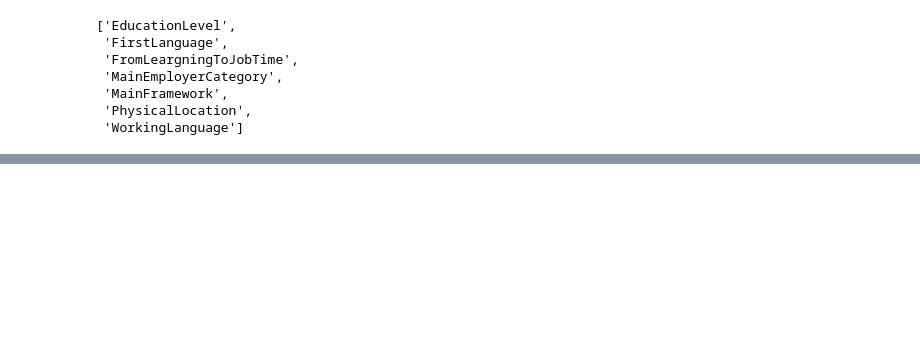
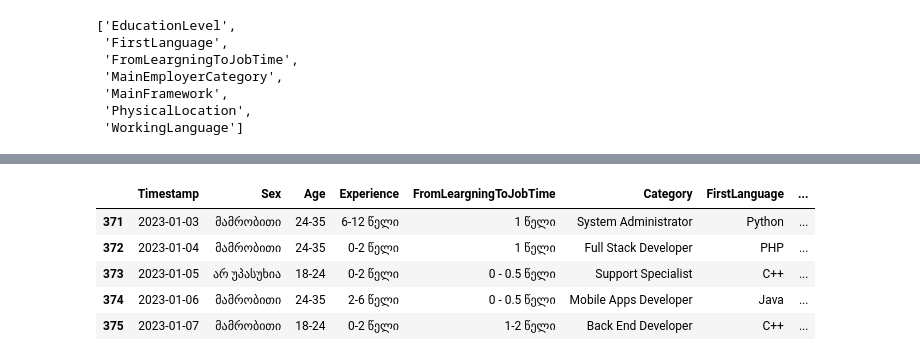
Before and after one commit to DatoKochla18/TechSurvey, a Jupyter notebook: TechDataSurvey.ipynb, the cells around one changed output, grey strips where cells are left out. Drawn from its saved outputs; the diff is of its cells as text; code cells hidden in the pictures; blank space fills up the shorter version.

```diff
--- a/TechDataSurvey.ipynb
+++ b/TechDataSurvey.ipynb
@@ -203,0 +118,15 @@ data_2018
+# %%
+data_2018= data_2018[needed_columns]
+data_2019= data_2019[needed_columns]
+data_2020= data_2020[needed_columns]
+data_2021= data_2021[needed_columns]
+data_2022= data_2022[needed_columns]
+# %%
+list_of_objects=[data_2018,data_2019,data_2020,data_2021,data_2022]
+# %%
+data = pd.DataFrame()
+
+for table in list_of_objects:
+  data = data.append(table)
+
+data.shape
@@ -203,0 +213,2 @@ data_2018
+# %%
+data['Timestamp'] = pd.to_datetime(pd.to_datetime(data['Timestamp']).apply(lambda x:x.date()))
@@ -203,0 +235,9 @@ data_2018
+# %%
+data.tail()
+# %% [output]
+|  | Timestamp | Sex | Age | Experience | FromLeargningToJobTime | Category | FirstLanguage | ... |
+| 371 | 2023-01-03 | მამრობითი | 24-35 | 6-12 წელი | 1 წელი | System Administrator | Python | ... |
+| 372 | 2023-01-04 | მამრობითი | 24-35 | 0-2 წელი | 1 წელი | Full Stack Developer | PHP | ... |
+| 373 | 2023-01-05 | არ უპასუხია | 18-24 | 0-2 წელი | 0 - 0.5 წელი | Support Specialist | C++ | ... |
+| 374 | 2023-01-06 | მამრობითი | 24-35 | 2-6 წელი | 0 - 0.5 წელი | Mobile Apps Developer | Java | ... |
+| 375 | 2023-01-07 | მამრობითი | 18-24 | 0-2 წელი | 1-2 წელი | Back End Developer | C++ | ... |
```
Also changed, not shown: parts of 19 cells of this notebook.
